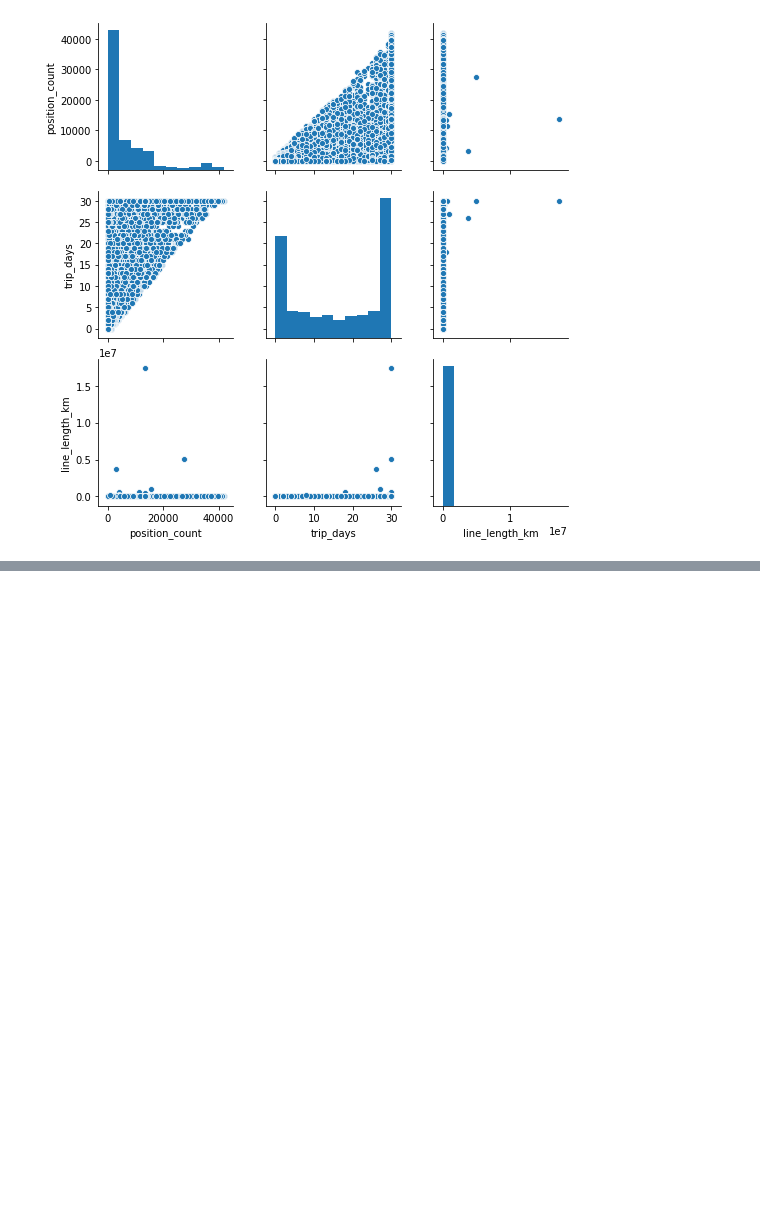
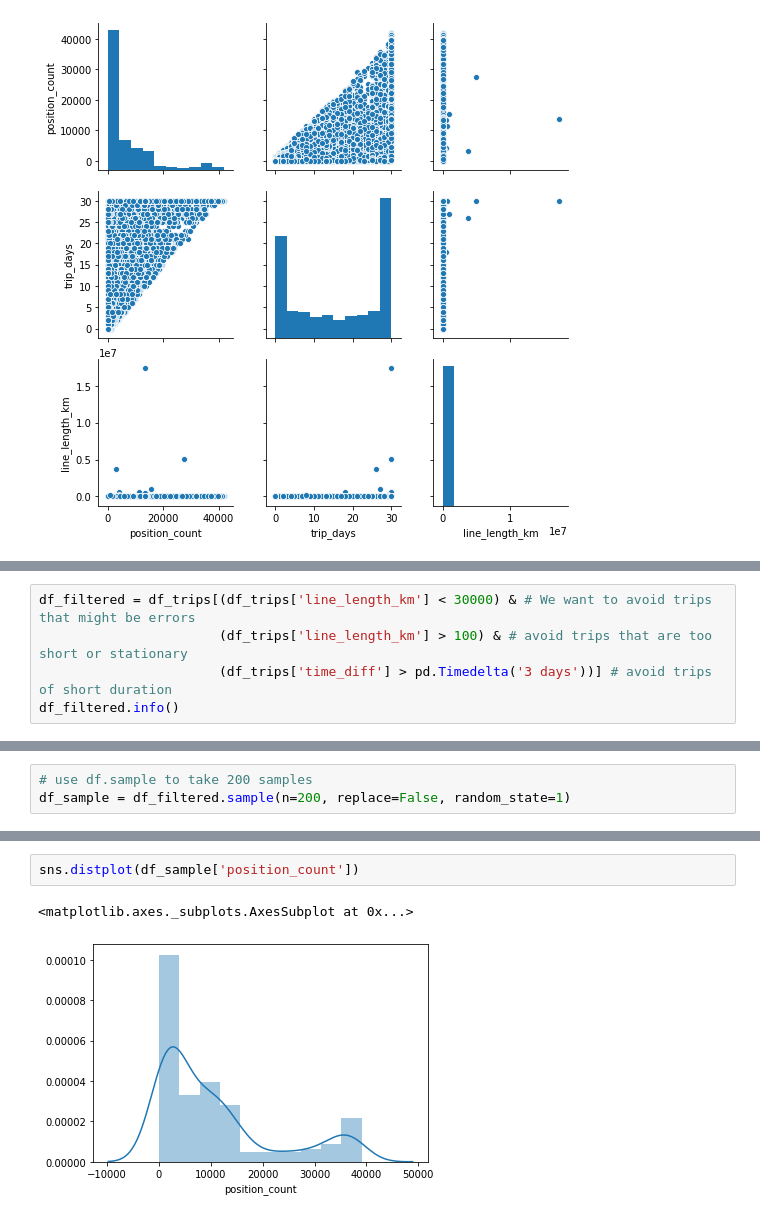
Before and after one commit to ishan-chaudhary/AIS_project, a Jupyter notebook: ship_trips analysis.ipynb, the cells around one changed output, grey strips where cells are left out. Saved outputs shown, nothing was run; the diff lists cells and outputs as text; blank space fills up the shorter version.

```diff
--- a/ship_trips analysis.ipynb
+++ b/ship_trips analysis.ipynb
@@ -68,0 +75,5 @@ g = sns.pairplot(df_trips, vars=['position_count', 'trip_days', 'line_length_km'
+# %%
+df_filtered = df_trips[(df_trips['line_length_km'] < 30000) & # We want to avoid trips that might be errors
+                       (df_trips['line_length_km'] > 100) & # avoid trips that are too short or stationary
+                       (df_trips['time_diff'] > pd.Timedelta('3 days'))] # avoid trips of short duration
+df_filtered.info()
@@ -68,0 +94,3 @@ g = sns.pairplot(df_trips, vars=['position_count', 'trip_days', 'line_length_km'
+# %%
+# use df.sample to take 200 samples
+df_sample = df_filtered.sample(n=200, replace=False, random_state=1)
@@ -68,0 +113,5 @@ g = sns.pairplot(df_trips, vars=['position_count', 'trip_days', 'line_length_km'
+# %%
+sns.distplot(df_sample['position_count'])
+# %% [output]
+<matplotlib.axes._subplots.AxesSubplot at 0x...>
+[figure, added]
```
Also changed, not shown: parts of 14 cells of this notebook, 4 other files.
